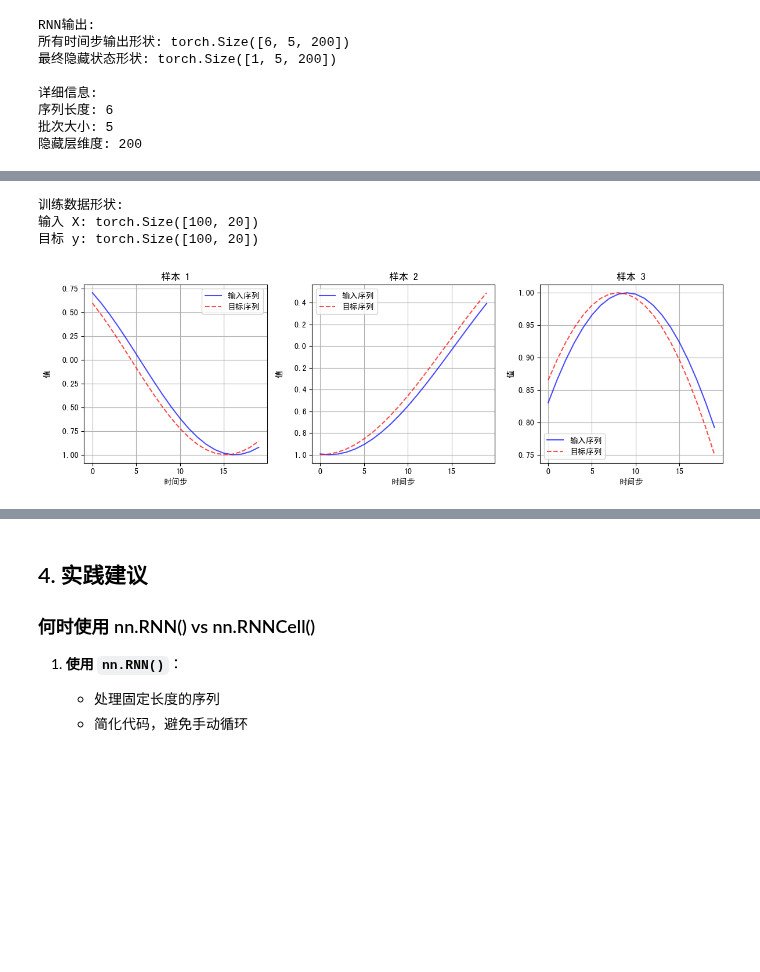
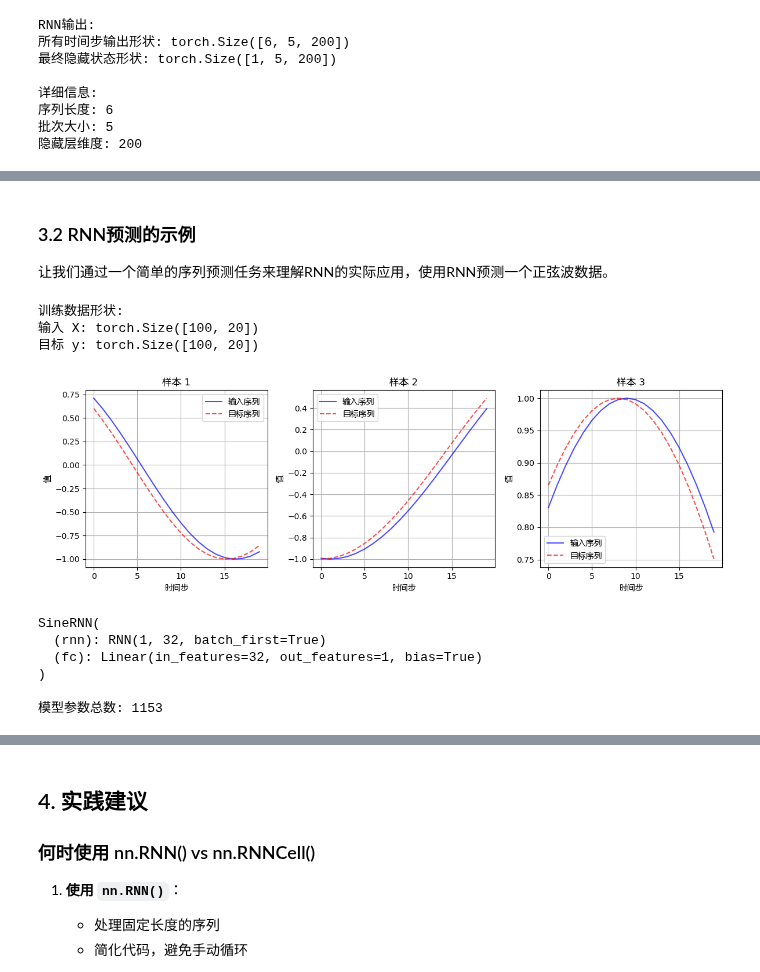
Before and after one commit to bushuhui/machinelearning_notebook, a Jupyter notebook: 7_deep_learning/2_RNN/RNN.ipynb, the cells around one changed output, grey strips where cells are left out. Drawn from its saved outputs; the diff is of its cells as text; code cells hidden in the pictures; blank space fills up the shorter version.

```diff
--- a/7_deep_learning/2_RNN/RNN.ipynb
+++ b/7_deep_learning/2_RNN/RNN.ipynb
@@ -205,7 +213,7 @@ print("每个输出的形状:", outputs[0].shape)
 # %%
 # 可视化隐藏状态的变化
 plt.figure(figsize=(12, 4))
-plt.rcParams['font.sans-serif'] = ['SimHei']
+plt.rcParams['font.sans-serif'] = ['DejaVu Sans YuanTi']
 
 # 计算每个时间步隐藏状态的范数（衡量激活强度）
 norms = [torch.norm(h).item() for h in hidden_states]
@@ -367,7 +404,8 @@ print("第二层最终状态 (前5维):", h_final_multi[1, 0, :5])
+# %% [markdown]
+### 3.2 RNN预测的示例
+
+让我们通过一个简单的序列预测任务来理解RNN的实际应用，使用RNN预测一个正弦波数据。
 # %%
-## RNN的实际应用示例
-##   让我们通过一个简单的序列预测任务来理解RNN的实际应用：
-
 # 创建一个简单的正弦波序列预测任务
 def generate_sine_data(seq_len=50, num_samples=1000):
     """生成正弦波数据用于序列预测"""
@@ -386,32 +424,74 @@ def generate_sine_data(seq_len=50, num_samples=1000):
         y.append(data[1:])   # 目标序列（向前移动一位）
 
     return torch.FloatTensor(X), torch.FloatTensor(y)
 
 # 生成数据
 seq_len = 20
 X_train, y_train = generate_sine_data(seq_len=seq_len, num_samples=100)
 print("训练数据形状:")
 print("输入 X:", X_train.shape)  # (100, 20)
 print("目标 y:", y_train.shape)  # (100, 20)
 
 # 可视化几个样本
 plt.figure(figsize=(12, 4))
-plt.rcParams['font.sans-serif'] = ['SimHei']
+plt.rcParams['font.sans-serif'] = ['DejaVu Sans YuanTi']
 
 for i in range(3):
     plt.subplot(1, 3, i+1)
     plt.plot(X_train[i].numpy(), 'b-', label='输入序列', alpha=0.7)
     plt.plot(y_train[i].numpy(), 'r--', label='目标序列', alpha=0.7)
     plt.title(f'样本 {i+1}')
     plt.xlabel('时间步')
     plt.ylabel('值')
     plt.legend()
     plt.grid(True)
 
 plt.tight_layout()
 plt.show()
 # %% [output]
 训练数据形状:
 输入 X: torch.Size([100, 20])
 目标 y: torch.Size([100, 20])
-[figure, old version]
+[figure, new version]
+# %%
+# 定义用于序列预测的RNN模型
+class SineRNN(nn.Module):
+    def __init__(self, input_size=1, hidden_size=32, num_layers=1, output_size=1):
+        super(SineRNN, self).__init__()
+        self.hidden_size = hidden_size
+        self.num_layers = num_layers
+
+        # RNN层
+        self.rnn = nn.RNN(input_size, hidden_size, num_layers, batch_first=True)
+
+        # 全连接输出层
+        self.fc = nn.Linear(hidden_size, output_size)
+
+    def forward(self, x):
+        # x形状: (batch, seq_len, input_size)
+        # 初始化隐藏状态
+        h0 = torch.zeros(self.num_layers, x.size(0), self.hidden_size)
+        if x.is_cuda:
+            h0 = h0.cuda()
+
+        # RNN前向传播
+        out, hidden = self.rnn(x, h0)
+        # out形状: (batch, seq_len, hidden_size)
+
+        # 将RNN的输出传入全连接层
+        out = self.fc(out)
+        # out形状: (batch, seq_len, output_size)
+
+        return out
+
+# 创建模型实例
+model = SineRNN(input_size=1, hidden_size=32, num_layers=1, output_size=1)
+print(model)
+print("\n模型参数总数:", sum(p.numel() for p in model.parameters()))
+# %% [output]
+SineRNN(
+  (rnn): RNN(1, 32, batch_first=True)
+  (fc): Linear(in_features=32, out_features=1, bias=True)
+)
+
+模型参数总数: 1153
```
Also changed, not shown: parts of 24 cells of this notebook, 8 other files.
